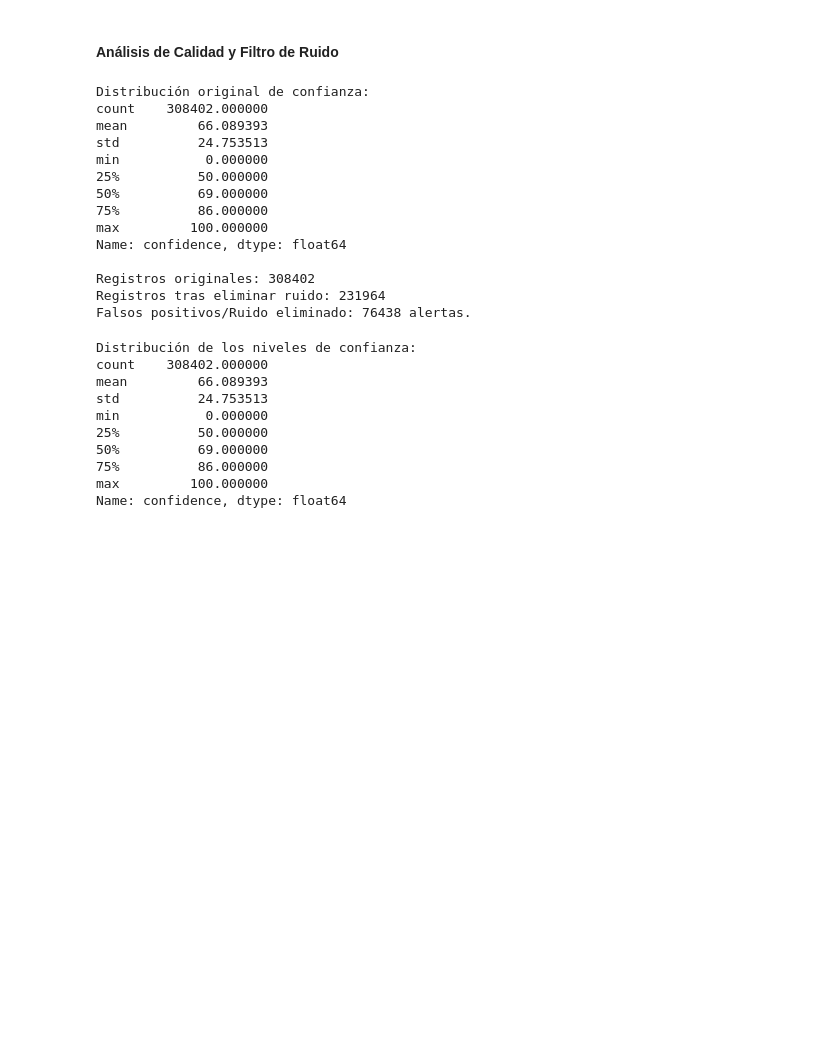
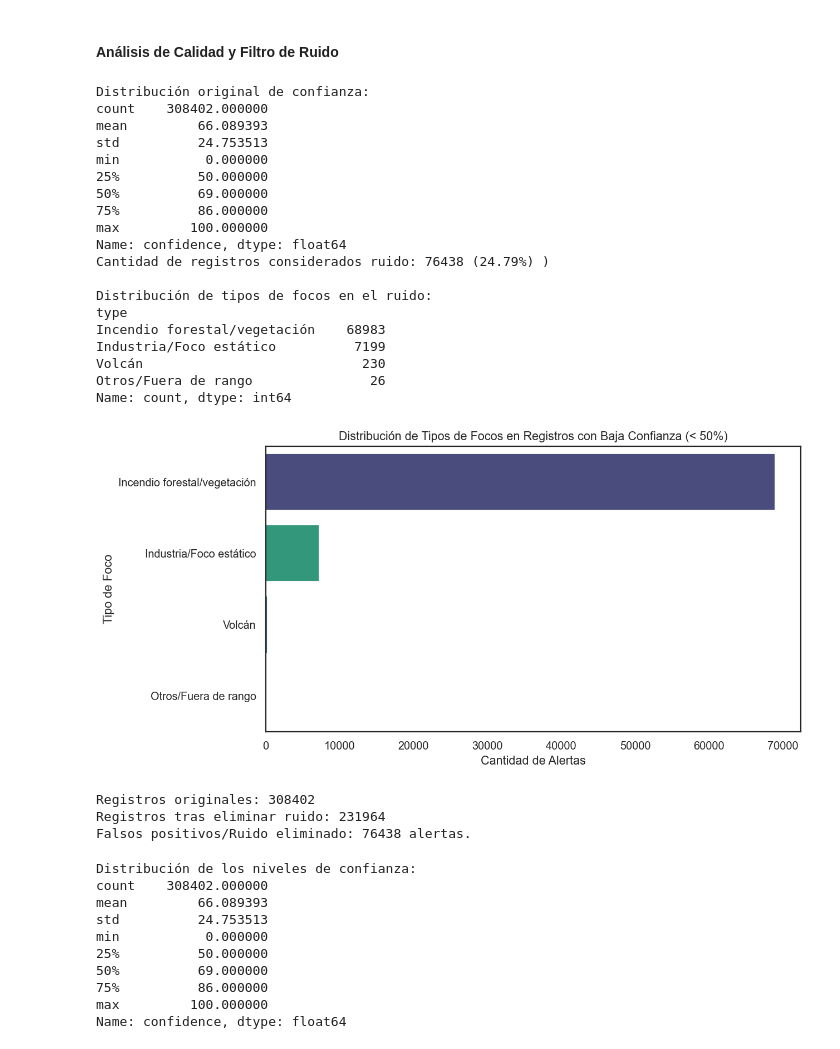
Before and after one commit to Bootcamp-DA-P2/PiroVigia_proyecto4_1, a Jupyter notebook: EDA.ipynb, the cells around one changed output. Drawn from its saved outputs; the diff is of its cells as text; code cells hidden in the pictures; blank space fills up the shorter version.

Commit message:
Actualización ruido

```diff
--- a/EDA.ipynb
+++ b/EDA.ipynb
@@ -196,29 +196,65 @@ Dimensiones finales tras la limpieza: (308402, 17)
 # %%
 # Analizar la distribución de la calidad antes de limpiar
 print("Distribución original de confianza:")
 print(df_clean['confidence'].describe())
+
+# Creamos un subconjunto de datos sin ruido, eliminando alertas con confianza baja (< 50%)
+df_ruido = df[df['confidence'] < 50]
+print(f"Cantidad de registros considerados ruido: {df_ruido.shape[0]} ({(df_ruido.shape[0] / len(df_clean) * 100):.2f}%) )")
+
+# Analizamos qué tipos de focos predominan en el ruido
+print("\nDistribución de tipos de focos en el ruido:")
+print(df_ruido['type'].value_counts())
+
+# Visualización de la distribución del ruido por tipo de foco
+import matplotlib.pyplot as plt
+import seaborn as sns
+
+plt.figure(figsize=(10, 5))
+sns.countplot(
+    data=df_ruido,
+    y='type',
+    order=df_ruido['type'].value_counts().index,
+    hue='type',
+    palette='viridis',
+    legend=False
+)
+plt.title('Distribución de Tipos de Focos en Registros con Baja Confianza (< 50%)')
+plt.xlabel('Cantidad de Alertas')
+plt.ylabel('Tipo de Foco')
+plt.tight_layout()
+plt.show()
 
 # Aplicar el filtro de ruido: Quedarnos solo con alertas de confianza Media y Alta (>= 50%)
 df_sin_ruido = df_clean[df_clean['confidence'] >= 50].copy()
 
 print(f"\nRegistros originales: {len(df_clean)}")
 print(f"Registros tras eliminar ruido: {len(df_sin_ruido)}")
 print(f"Falsos positivos/Ruido eliminado: {len(df_clean) - len(df_sin_ruido)} alertas.")
 # %% [output]
 Distribución original de confianza:
 count    308402.000000
 mean         66.089393
 std          24.753513
 min           0.000000
 25%          50.000000
 50%          69.000000
 75%          86.000000
 max         100.000000
 Name: confidence, dtype: float64
+Cantidad de registros considerados ruido: 76438 (24.79%) )
 
-Registros originales: 308402
-Registros tras eliminar ruido: 231964
-Falsos positivos/Ruido eliminado: 76438 alertas.
+Distribución de tipos de focos en el ruido:
+type
+Incendio forestal/vegetación    68983
+Industria/Foco estático          7199
+Volcán                            230
+Otros/Fuera de rango               26
+Name: count, dtype: int64
+[figure, added]
+Registros originales: 308402
+Registros tras eliminar ruido: 231964
+Falsos positivos/Ruido eliminado: 76438 alertas.
 # %%
 # Resumen de calidad
 print("Distribución de los niveles de confianza:")
```
